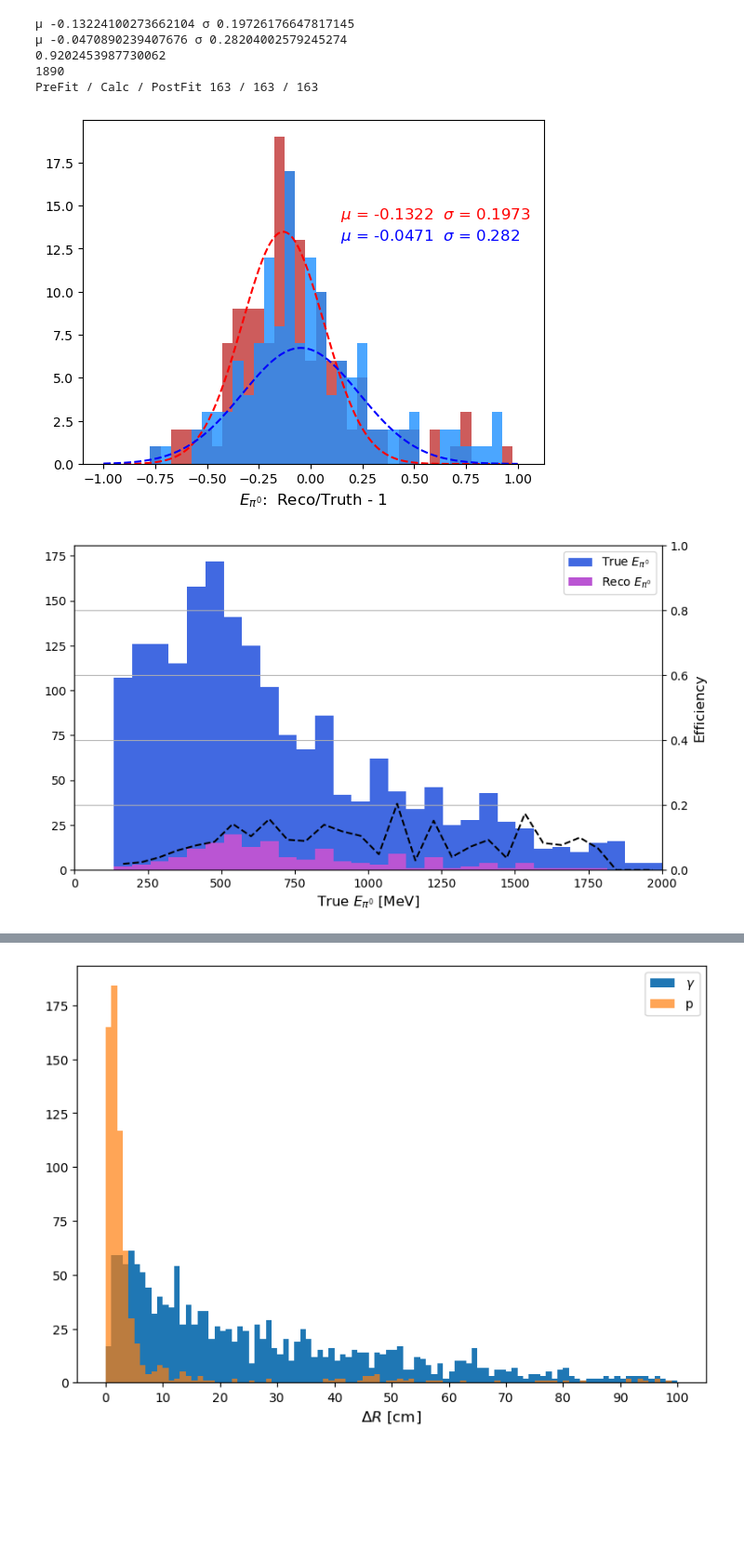
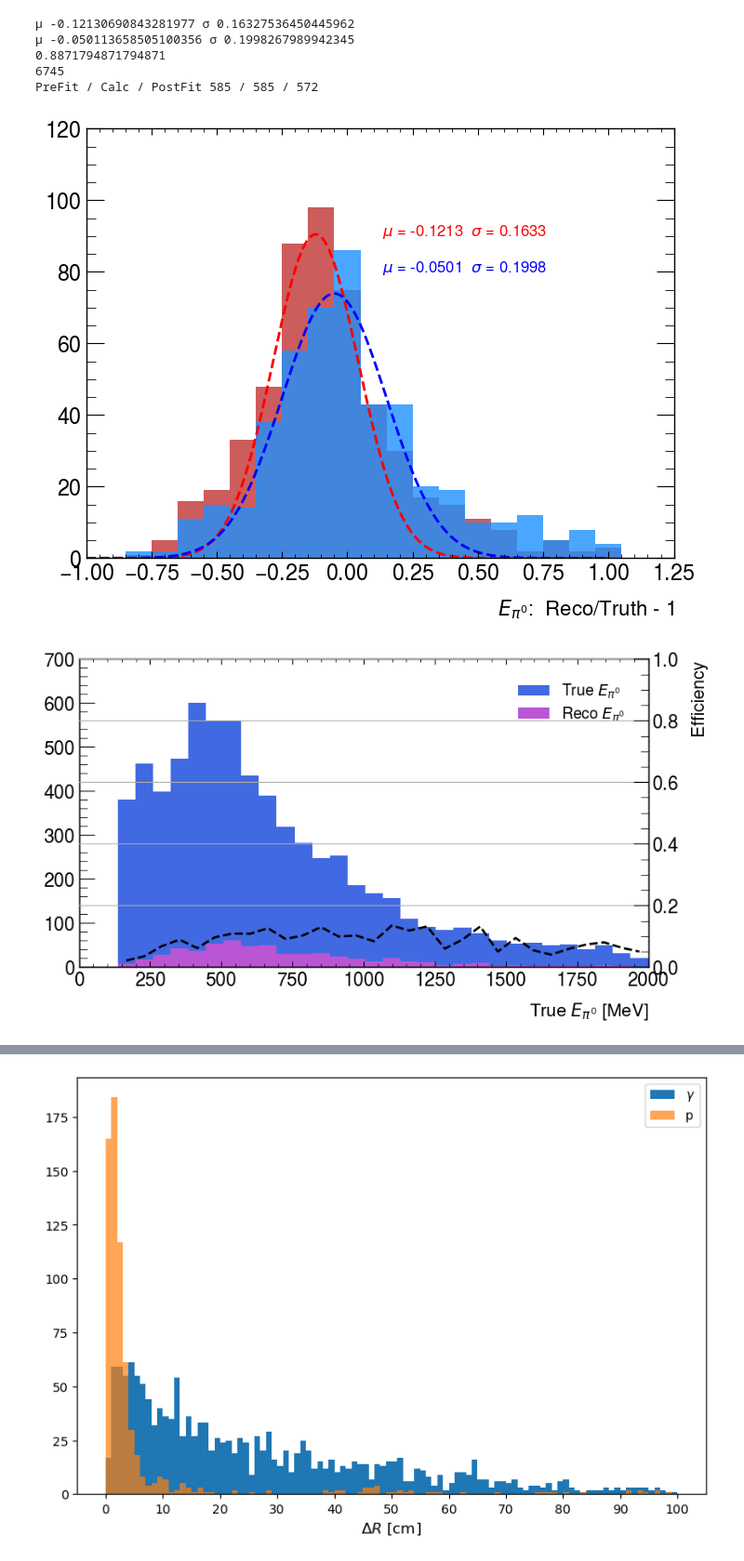
Before and after one commit to jsensenig/pi0_fitter, a Jupyter notebook: notebooks/kinematic_fitting_dev.ipynb, the cells around one changed output, grey strips where cells are left out. Shown: that part at 93% size. Drawn from its saved outputs; the diff is of its cells as text; code cells hidden in the pictures; blank space fills up the shorter version.

```diff
--- a/notebooks/kinematic_fitting_dev.ipynb
+++ b/notebooks/kinematic_fitting_dev.ipynb
@@ -12,6 +12,10 @@ import pickle
 import math
 from scipy.optimize import curve_fit
 from scipy import stats
+import mplhep as hep
+import copy
+
+plt.style.use(hep.style.ATLASAlt)
 
 sys.path.append("/home/jon/work/protodune/analysis/pi0_reco/code/pi0_fitter")
 import pi0fit.fitter_utilities as futil
@@ -239,7 +240,8 @@ def fit_gaussian_width(hist, bin_edges, label, color, height_frac, text_y, down=
 # file_name_pdspana_new = "/home/jon/work/protodune/analysis/pi0_reco/data/1gev_ana_files/subset*/pduneana_*.root:pduneana/beamana"
 
 # 2GeV events
-file_name_pdspana_new = "/home/jon/work/protodune/analysis/pi0_reco/data/2gev_ana_files/subset*/pduneana_*.root:pduneana/beamana"
+# file_name_pdspana_new = "/home/jon/work/protodune/analysis/pi0_reco/data/2gev_ana_files/subset*/pduneana_*.root:pduneana/beamana"
+file_name_pdspana_new = "/nfs/disk1/users/jon/custom_ntuples/mc/pi0_reco*/pduneana_*.root:beamana"
 
 
 pdspana_branch = ["event", "run", "subrun", "reco_beam_startX", "reco_beam_startY", "reco_beam_startZ", "reco_beam_endX","reco_beam_endY","reco_beam_endZ",
@@ -261,7 +263,7 @@ pdspana_branch += ["reco_daughter_allTrack_Chi2_proton", "reco_daughter_allTrack
 pdspana_branch += ["reco_daughter_allTrack_Chi2_pion", "reco_daughter_allTrack_Chi2_ndof_pion"]
 pdspana_branch += ["true_beam_Pi0_decay_startP", "true_beam_Pi0_decay_startPx", "true_beam_Pi0_decay_startPy", "true_beam_Pi0_decay_startPz"]
 
-pdspana_branch += ["reco_all_spacePts_X", "reco_all_spacePts_Y", "reco_all_spacePts_Z", "reco_all_spacePts_Integral"]
+# pdspana_branch += ["reco_all_spacePts_X", "reco_all_spacePts_Y", "reco_all_spacePts_Z", "reco_all_spacePts_Integral"]
 
 has_cosmics = False
 
@@ -434,26 +432,28 @@ for energy, oa, true_e in zip(sorted_energies, open_angle_list[two_shower_mask],
 # %%
 esum_list = np.asarray(esum_list)
 trueE_list = np.asarray(trueE_list)
 calc_epi0_list = np.asarray(calc_epi0_list)
 
 # c1,bx,_=plt.hist((corr_pi0_energy[two_shower_mask]/true_energy_list[two_shower_mask]) - 1, range=[-0.975, 1.025], bins=40, density=True)
 # fit_gaussian_width(hist=c1, bin_edges=bx, label='', color='blue', height_frac=0.45, text_y=2.5, down=-1, up=1)
-c2,bx,_=plt.hist((calc_epi0_list/true_energy_list[two_shower_mask]) - 1, range=[-0.975, 1.025], color='indianred', bins=40, density=False)
-fit_gaussian_width(hist=c2, bin_edges=bx, label='', color='red', height_frac=0.3, text_y=14.25, down=-1, up=1, reduc_div=0.15)
-c3,bx,_=plt.hist((esum_list/trueE_list) - 1, range=[-0.975, 1.025], alpha=0.8, bins=40, color='dodgerblue', density=False)
-fit_gaussian_width(hist=c3, bin_edges=bx, label='', color='blue', height_frac=0.4, text_y=13., down=-1, up=1, reduc_div=0.21)
+c2,bx,_=plt.hist((calc_epi0_list/true_energy_list[two_shower_mask]) - 1, range=[-0.95, 1.05], color='indianred', bins=20, density=False)
+fit_gaussian_width(hist=c2, bin_edges=bx, label='', color='red', height_frac=0.5, text_y=90.25, down=-1, up=1, reduc_div=0.027)
+
+c3,bx,_=plt.hist((esum_list/trueE_list) - 1, range=[-0.95, 1.05], alpha=0.8, bins=20, color='dodgerblue', density=False)
+fit_gaussian_width(hist=c3, bin_edges=bx, label='', color='blue', height_frac=0.5, text_y=80., down=-1, up=1, reduc_div=0.027)
+
 print(np.sum(c2)/len(corr_pi0_energy[two_shower_mask]))
 print(len(corr_pi0_energy))
 print('PreFit / Calc / PostFit', len(corr_pi0_energy[two_shower_mask]), "/", len(calc_epi0_list), "/", len(esum_list))
-plt.xlabel('$E_{\pi^0}$:  Reco/Truth - 1', fontsize=12)
+plt.xlabel('$E_{\pi^0}$:  Reco/Truth - 1', fontsize=16)
 plt.show()
 # %% [output]
-μ -0.13224100273662104 σ 0.19726176647817145
-μ -0.0470890239407676 σ 0.28204002579245274
-0.9202453987730062
-1890
-PreFit / Calc / PostFit 163 / 163 / 163
+μ -0.12130690843281977 σ 0.16327536450445962
+μ -0.050113658505100356 σ 0.1998267989942345
+0.8871794871794871
+6745
+PreFit / Calc / PostFit 585 / 585 / 572
-[figure, old version]
+[figure, new version]
 # %%
 epi0_up = 2000
 
@@ -467,13 +467,13 @@ plt.legend()
 ax2 = ax1.twinx()
 eps = c2 / c1
 ax2.plot(bc, eps, color='black', linestyle='--')
-ax1.set_xlabel("True $E_{\\pi^0}$ [MeV]", fontsize=12)
-ax2.set_ylabel("Efficiency", fontsize=12)
+ax1.set_xlabel("True $E_{\\pi^0}$ [MeV]", fontsize=16)
+ax2.set_ylabel("Efficiency", fontsize=16)
 ax2.set_ylim(0,1)
 plt.grid()
 plt.show()
 # %% [output]
-[figure, old version]
+[figure, new version]
 # %%
 idx = 5
 print("Event:", cex_events[idx], "  ", pdspana_event_record_new["true_beam_Pi0_decay_startP", cex_events[idx]]*1.e3, "=", np.sum(pdspana_event_record_new["true_beam_Pi0_decay_startP", cex_events[idx]]*1.e3))
```
Also changed, not shown: parts of 6 cells of this notebook.
